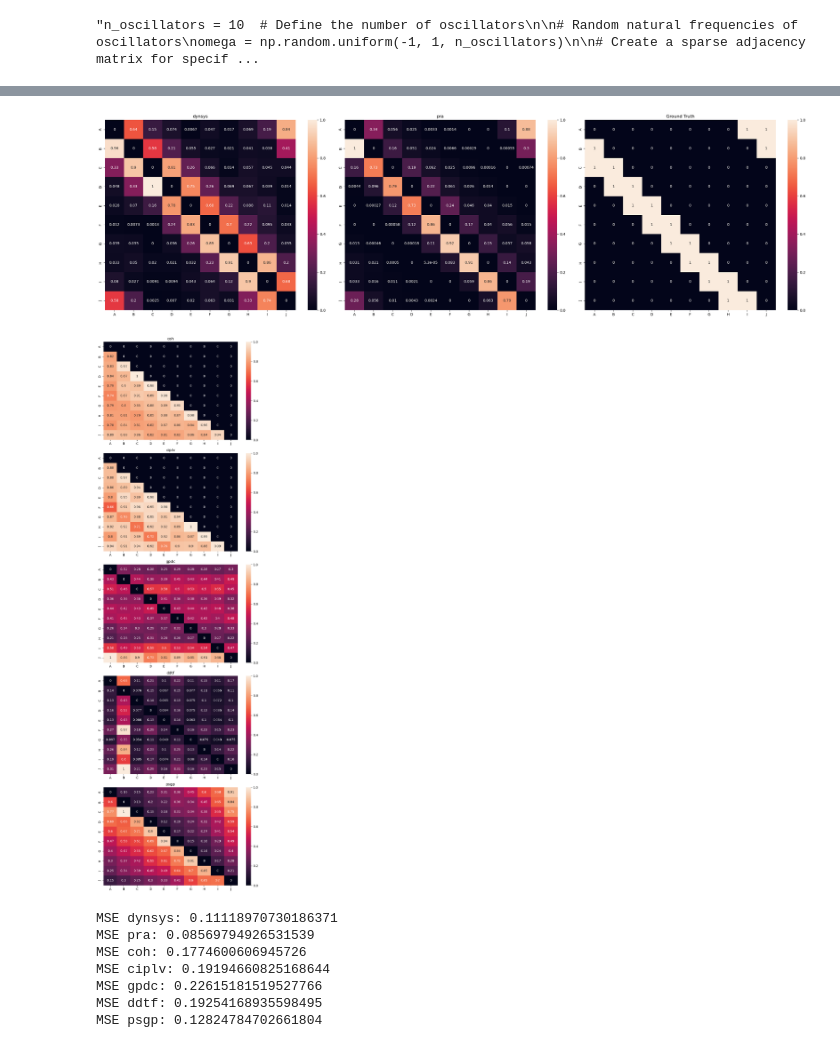
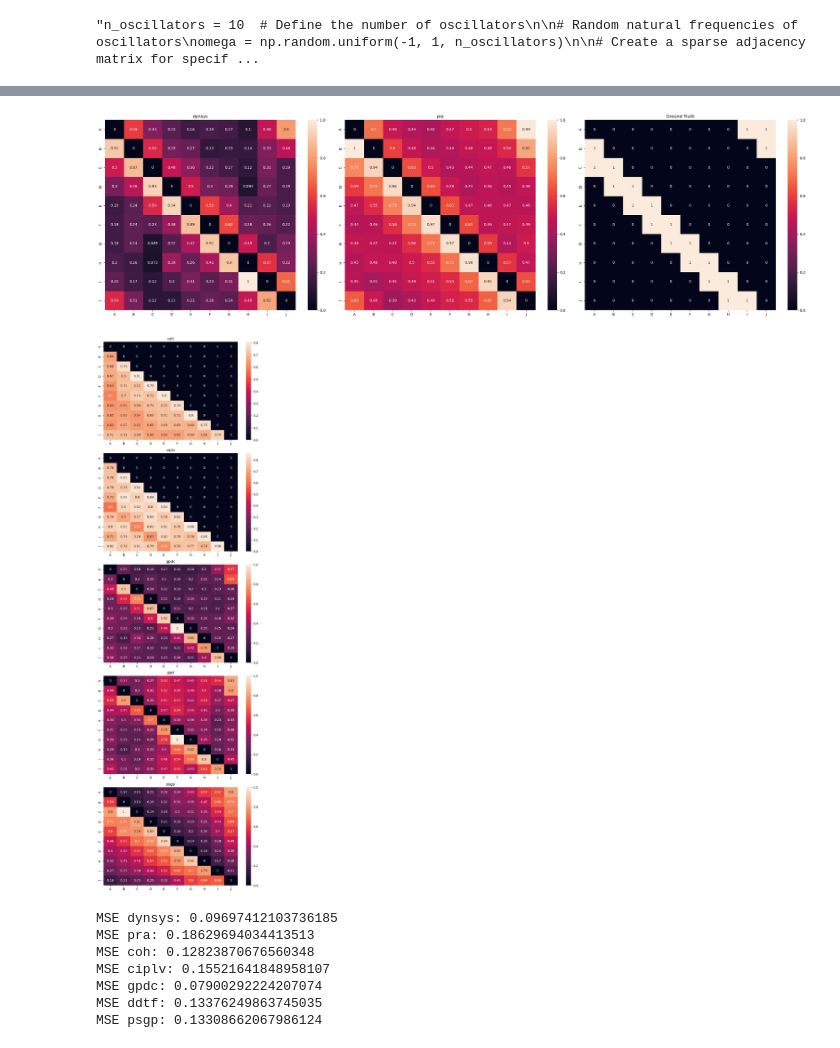
Before and after one commit to econnerty/functional-connectivity, a Jupyter notebook: dynamic_signals.ipynb, the cells around one changed output, grey strips where cells are left out. Drawn from its saved outputs; the diff is of its cells as text; code cells hidden in the pictures.

```diff
--- a/dynamic_signals.ipynb
+++ b/dynamic_signals.ipynb
@@ -69,12 +69,12 @@ rho = 28
 beta = 8 / 3
 
 #Time
-seconds = 200
-sampling_rate = 100
+seconds = 70
+sampling_rate = 250
 
 # Coupling coefficients
 c_ij = np.array([[0, 1.0, 1.0], [1.0, 0, 1.0], [1.0, 1.0, 0]])
-d_ij = np.array([[0, 1.0, .5], [1.0, 0, 1.0], [1.0, 1.0, 0]])
+d_ij = np.array([[0, 1.0, 1.0], [1.0, 0, 1.0], [1.0, 1.0, 0]])
 
 # External control (assuming it's zero for simplicity)
 beta_i = np.array([1, 1, 1])
@@ -135,5 +135,5 @@ for i in range(3):
             ground_truth_connectivity[i*3, j*3] = c_ij[j, i]  # Coupling from xj to xi
             ground_truth_connectivity[i*3+1, j*3+1] = d_ij[j, i]  # Coupling from yj to yi
 
-adjacency_matrix = np.array([[0, 1, 1], [1, 0, 1], [1, 1, 0]])"""
+adjacency_matrix = ground_truth_connectivity#np.array([[0, 1, 1], [1, 0, 1], [1, 1, 0]])"""
 # %% [output]
@@ -142,7 +142,7 @@ adjacency_matrix = np.array([[0, 1, 1], [1, 0, 1], [1, 1, 0]])"""
 
 # Parameters
 sampling_rate = 100  # Hz
-duration = 200 # seconds
+duration = 50 # seconds
 n_points = sampling_rate * duration
 time = np.linspace(0, duration, n_points)
 
@@ -155,7 +155,7 @@ signals = np.sin(2 * np.pi * np.outer(frequencies, time))
 # Coupling parameters
 coupling_strength = 1.0  # Uniform coupling strength
 lag = 2  # Uniform lag
-noise_level = 0.01  # Noise level
+noise_level = 0.001  # Noise level
 
 # Adjacency matrix initialization
 adjacency_matrix = np.zeros((10, 10), dtype=int)
@@ -205,9 +205,9 @@ Adjacency Matrix:
  [0 0 0 0 0 0 1 1 0 0]
  [0 0 0 0 0 0 0 1 1 0]]
 # %%
-# Parameters
-"""sampling_rate = 100  # Hz
-duration = 200  # seconds
+"""# Parameters
+sampling_rate = 250  # Hz
+duration = 70  # seconds
 n_points = sampling_rate * duration
 time = np.linspace(0, duration, n_points)
 
@@ -224,7 +224,7 @@ for i, (freq, amp) in enumerate(zip(frequencies, amplitudes)):
 # Coupling parameters
 coupling_strength = 1.0  # Uniform coupling strength
 lag = 2  # Uniform lag set to 1
-noise_level = 0.1  # Noise level
+noise_level = 0.01  # Noise level
 
 # Adjacency matrix initialization
 adjacency_matrix = np.zeros((10, 10), dtype=int)
@@ -369,7 +369,7 @@ ax3.set_title('Ground Truth')
 fig.tight_layout()
 plt.show()
 # %% [output]
-[figure, old version]
+[figure, new version]
 # %%
 #Zero out the diagonal of each matrix, then min max normalize it
 coh_mat = coh_mat.mean(2)
@@ -379,36 +379,36 @@ ddtf_mat = ddtf_mat.mean(2)
 psgp_mat = psgp_mat.mean(2)
 np.fill_diagonal(coh_mat,0)
 np.fill_diagonal(ciplv_mat,0)
 np.fill_diagonal(gpdc_mat,0)
 np.fill_diagonal(ddtf_mat,0)
 np.fill_diagonal(psgp_mat,0)
 
-coh_mat = (coh_mat - np.min(coh_mat)) / (np.max(coh_mat) - np.min(coh_mat))
-ciplv_mat = (ciplv_mat - np.min(ciplv_mat)) / (np.max(ciplv_mat) - np.min(ciplv_mat))
+#coh_mat = (coh_mat - np.min(coh_mat)) / (np.max(coh_mat) - np.min(coh_mat))
+#ciplv_mat = (ciplv_mat - np.min(ciplv_mat)) / (np.max(ciplv_mat) - np.min(ciplv_mat))
 gpdc_mat = (gpdc_mat - np.min(gpdc_mat)) / (np.max(gpdc_mat) - np.min(gpdc_mat))
 ddtf_mat = (ddtf_mat - np.min(ddtf_mat)) / (np.max(ddtf_mat) - np.min(ddtf_mat))
 psgp_mat = (psgp_mat - np.min(psgp_mat)) / (np.max(psgp_mat) - np.min(psgp_mat))
 
 
 fig, (ax1,ax2,ax3,ax4,ax5) = plt.subplots(5,1,figsize=(8,25))
 sns.heatmap(coh_mat, annot=True, xticklabels=ch_names, yticklabels=ch_names, ax=ax1)
 ax1.set_title('coh')
 
 sns.heatmap(ciplv_mat, annot=True, xticklabels=ch_names, yticklabels=ch_names, ax=ax2)
 ax2.set_title('ciplv')
 
 sns.heatmap(gpdc_mat, annot=True, xticklabels=ch_names, yticklabels=ch_names, ax=ax3)
 ax3.set_title('gpdc')
 
 sns.heatmap(ddtf_mat, annot=True, xticklabels=ch_names, yticklabels=ch_names, ax=ax4)
 ax4.set_title('ddtf')
 
 sns.heatmap(psgp_mat, annot=True, xticklabels=ch_names, yticklabels=ch_names, ax=ax5)
 ax5.set_title('psgp')
 fig.tight_layout()
 plt.show()
 # %% [output]
-[figure, old version]
+[figure, new version]
 # %%
 #Get lower triangular version of adjacency matrix with symmetric values
 adjacency_matrix_lower = np.tril(np.maximum(adjacency_matrix,adjacency_matrix.T), k=-1)
@@ -431,10 +431,10 @@ print(f'MSE gpdc: {mse_gpdc}')
 print(f'MSE ddtf: {mse_ddtf}')
 print(f'MSE psgp: {mse_psgp}')
 # %% [output]
-MSE dynsys: 0.11118970730186371
-MSE pra: 0.08569794926531539
-MSE coh: 0.1774600606945726
-MSE ciplv: 0.19194660825168644
-MSE gpdc: 0.22615181519527766
-MSE ddtf: 0.19254168935598495
-MSE psgp: 0.12824784702661804
+MSE dynsys: 0.09697412103736185
+MSE pra: 0.18629694034413513
+MSE coh: 0.12823870676560348
+MSE ciplv: 0.15521641848958107
+MSE gpdc: 0.07900292224207074
+MSE ddtf: 0.13376249863745035
+MSE psgp: 0.13308662067986124
```
Also changed, not shown: parts of 5 cells of this notebook, 16 other files.
